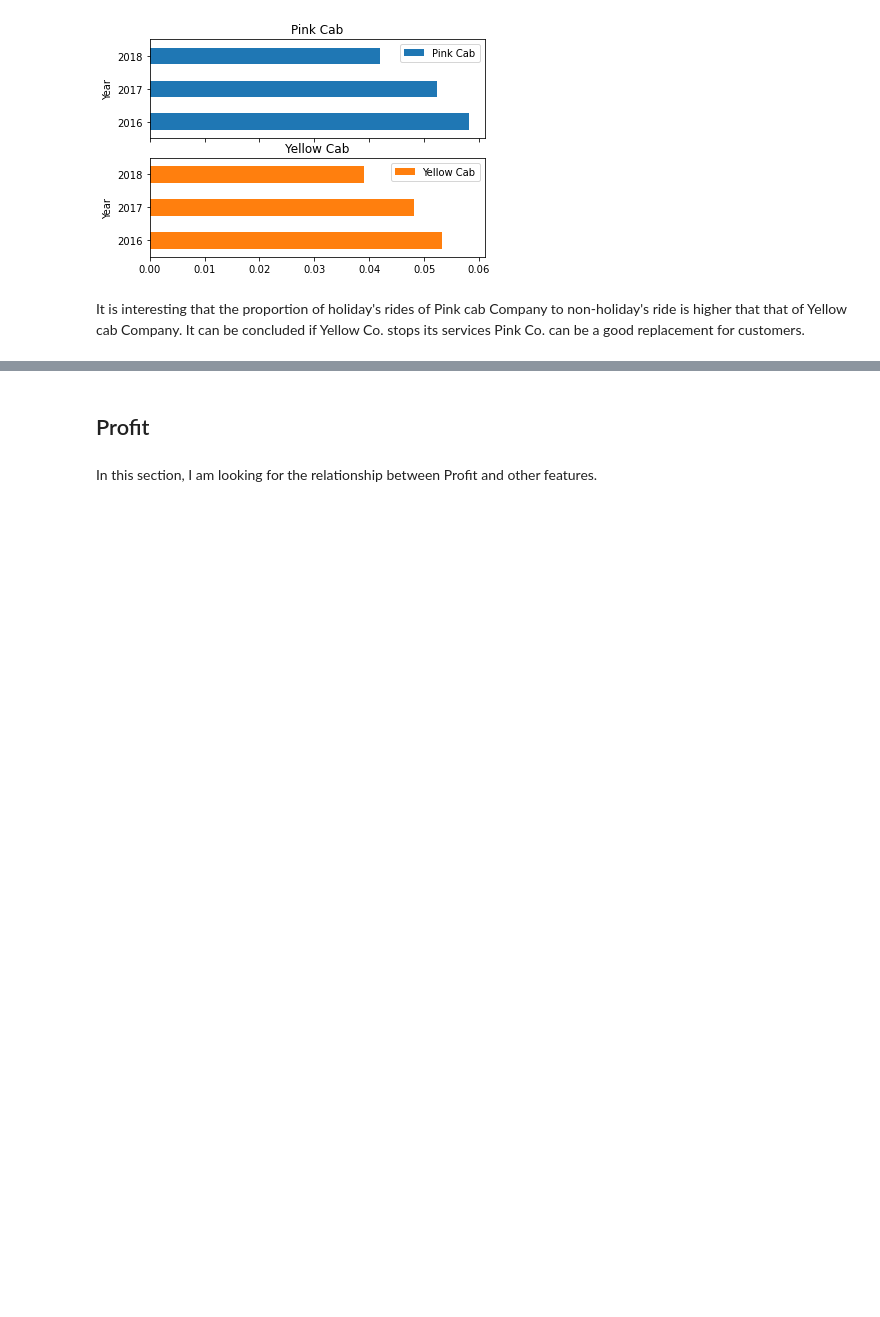
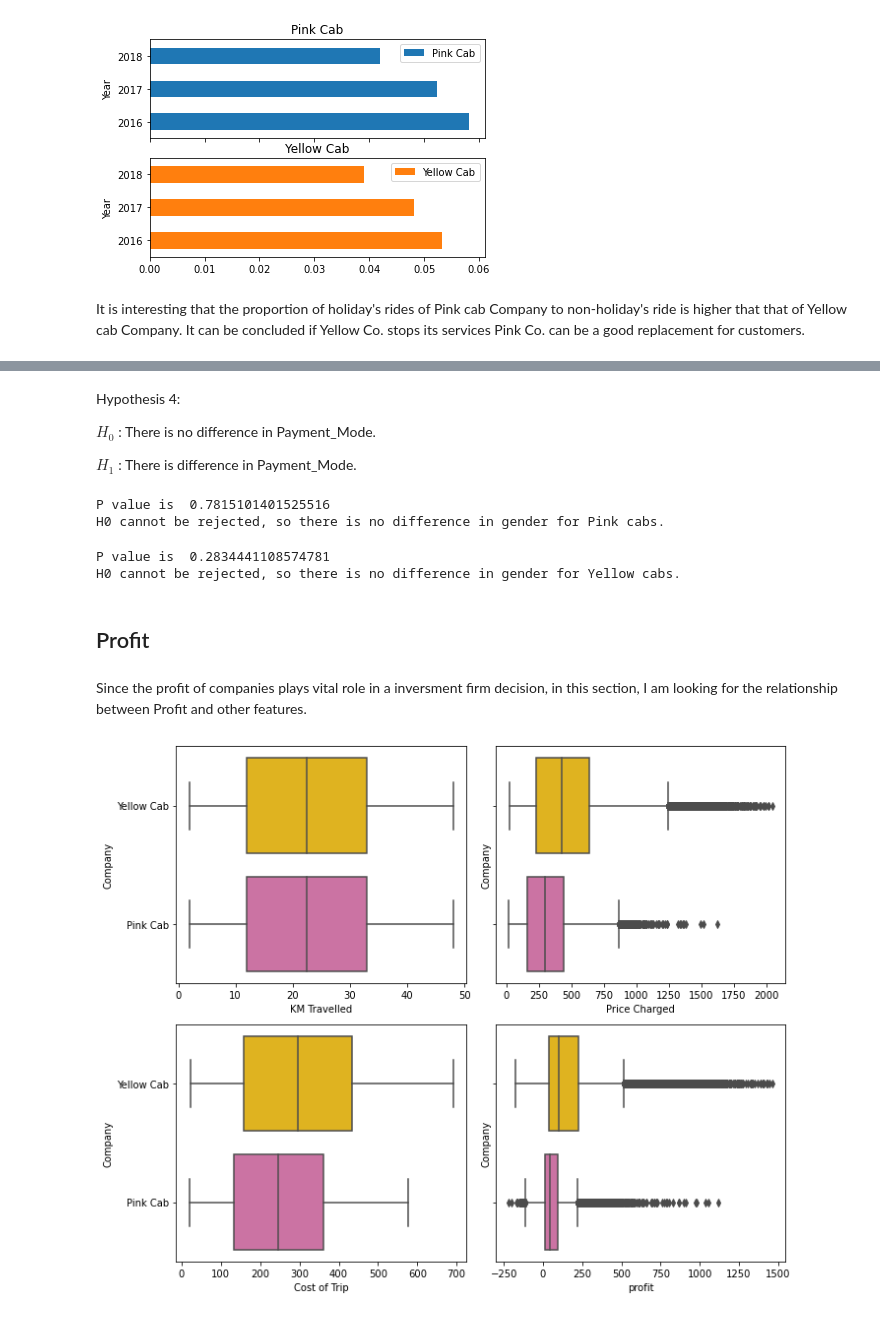
Before and after one commit to MohsenBah/G2M_Insight_Cab_Investment, a Jupyter notebook: G2M_insights.ipynb, the cells around one changed output, grey strips where cells are left out. Drawn from its saved outputs; the diff is of its cells as text; code cells hidden in the pictures; blank space fills up the shorter version.

```diff
--- a/G2M_insights.ipynb
+++ b/G2M_insights.ipynb
@@ -750,4 +713,62 @@ else:
+# %% [markdown]
+Hypothesis 4:
+
+$H_0$ : There is no difference in Payment_Mode.
+
+$H_1$ : There is difference in Payment_Mode.
+# %%
+#Pink cab Co.
+a = cab_data[(cab_data.Payment_Mode == "Cash")&(cab_data.Company=='Pink Cab')]["profit"]
+
+b = cab_data[(cab_data.Payment_Mode == "Card")&(cab_data.Company=='Pink Cab')]["profit"]
+
+
+_, p_value = stats.ttest_ind(a.values,
+                             b.values,
+                             equal_var=True)
+
+print('P value is ', p_value)
+
+if(p_value<0.05):
+    print('H1 can be accepted, so there is difference in gender for Pink cabs.')
+else:
+    print('H0 cannot be rejected, so there is no difference in gender for Pink cabs.')
+# %% [output]
+P value is  0.7815101401525516
+H0 cannot be rejected, so there is no difference in gender for Pink cabs.
+# %%
+#Yellow cab Co.
+a = cab_data[(cab_data.Payment_Mode == "Cash")&(cab_data.Company=='Yellow Cab')]["profit"]
+
+b = cab_data[(cab_data.Payment_Mode == "Card")&(cab_data.Company=='Yellow Cab')]["profit"]
+
+
+_, p_value = stats.ttest_ind(a.values,
+                             b.values,
+                             equal_var=True)
+
+print('P value is ', p_value)
+
+if(p_value<0.05):
+    print('H1 can be accepted, so there is difference in gender for Yellow cabs.')
+else:
+    print('H0 cannot be rejected, so there is no difference in gender for Yellow cabs.')
+# %% [output]
+P value is  0.2834441108574781
+H0 cannot be rejected, so there is no difference in gender for Yellow cabs.
 # %% [markdown]
 ## Profit
 # %% [markdown]
-In this section, I am looking for the relationship between Profit and other features.
+Since the profit of companies plays vital role in a inversment firm decision, in this section, I am looking for the relationship between Profit and other features.
+# %%
+palette = [ '#ffc400', '#d965a4']
+
+fig, axes = plt.subplots(2,2, figsize = (10,8), sharey = True)
+
+for col, ax in zip(['KM Travelled', "Price Charged","Cost of Trip", 'profit'],
+                   axes.flatten()):
+
+    sns.boxplot(x = col, data = cab_data, y = 'Company', ax = ax, palette = palette);
+    plt.tight_layout();
+# %% [output]
+[figure, added]
```
Also changed, not shown: parts of 80 cells of this notebook.
